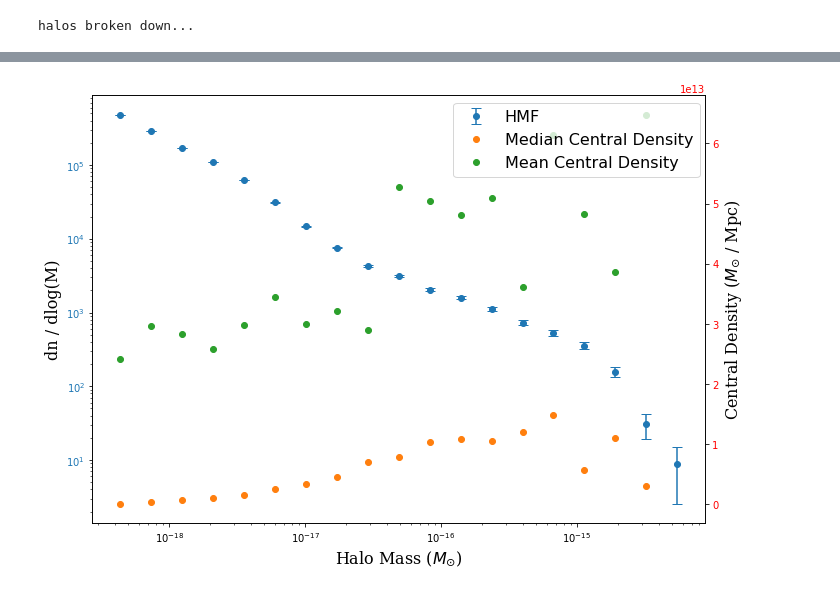
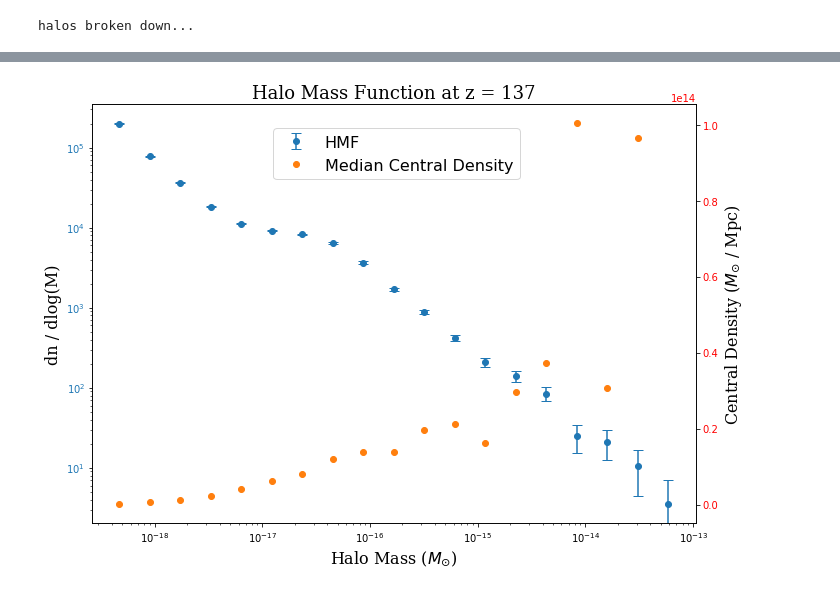
Before and after one commit to wentmich/axion_sims, a Jupyter notebook: Halo-Analysis/hmf_central_density.ipynb, the cells around one changed output, grey strips where cells are left out. Saved outputs shown, nothing was run; the diff lists cells and outputs as text; code cells hidden in the pictures.

```diff
--- a/Halo-Analysis/hmf_central_density.ipynb
+++ b/Halo-Analysis/hmf_central_density.ipynb
@@ -109,11 +109,11 @@ def get_density_profile(particle_data, ascii_data, halo_breaks, halo_id, N):
     std_density = np.sqrt(radial_counts) * MassPerPart / (4 * np.pi * radial_fractions**3 / 3)
     normalized_counts = radial_counts / len(displacements)
 
-    return radial_fractions, densities, radius, std_density;
+    return radial_fractions, densities, radial_counts, radius, std_density;
 # %%
 # Load in the data for file number "time" and load in the first "N" files corresponding to that redshift
 PATH = '/scratch/bsafdi_root/bsafdi/wentmich/halos/'
-time, N = 28, 16
+time, N = 45, 8
 particle_data, ascii_data = load_data(PATH, time, N)
 # %% [output]
 Loading File 0
@@ -200,15 +192,17 @@ print(np.array(sorted_halo_counts))
 # %%
 # This is the new stuff. The idea is to calculate the density profile for each of the halos that have so far
 # been loaded in.
-masses_and_central_densities = np.zeros([2, Nhalos])
+masses_central_densities_central_counts = np.zeros([3, Nhalos])
 zeros = 0
 for i in range(np.shape(ascii_data)[0]):
     if ascii_data[i, 1] >= Nmin:
         halo_mass = ascii_data[i, 1] * PMass
         results = get_density_profile(particle_data, ascii_data, halo_breaks, i, 10)
         densities = results[1]
-        masses_and_central_densities[0, i - zeros] = halo_mass
-        masses_and_central_densities[1, i - zeros] = densities[0]
+        radial_counts = results[2]
+        masses_central_densities_central_counts[0, i - zeros] = halo_mass
+        masses_central_densities_central_counts[1, i - zeros] = densities[0]
+        masses_central_densities_central_counts[2, i - zeros] = radial_counts[0]
     else:
         zeros += 1
     if i%100000 == 0:
@@ -260,32 +328,34 @@ for i in range(Nbins - 1):
 # %%
 fig, ax1 = plt.subplots(figsize=(10, 7))
 
 color = 'tab:blue'
 ax1.set_xlabel(r'Halo Mass ($M_{\odot}$)', fontsize=16, fontname='serif')
 ax1.set_ylabel(r'dn / dlog(M)', fontsize=16, fontname='serif')
 ax1.errorbar(masses, dn_dlogM, yerr=errors_dn, fmt='o', color='C0', capsize=5, label='HMF')
 ax1.tick_params(axis='y', labelcolor='C0')
 ax1.set_xscale('log')
 ax1.set_yscale('log')
 #ax1.set_xticklabels(fontsize=16)
 
 color = 'tab:red'
 ax2 = ax1.twinx()
 ax2.set_ylabel(r'Central Density ($M_{\odot}$ / Mpc)', fontsize=16, fontname='serif')
 #ax2.errorbar(masses, median_central_densities, yerr=mad_central_densities, fmt='o',
 #             color='C1', capsize=5, label='Median Central Density')
 #ax2.errorbar(masses, average_central_densities, yerr=std_central_densities, fmt='o',
 #             color='C2', capsize=5, label='Mean Central Density')
 ax2.plot(masses[:-1], median_central_densities[:-1], 'o',
              color='C1', label='Median Central Density')
-ax2.plot(masses[:-1], average_central_densities[:-1], 'o',
-             color='C2', label='Mean Central Density')
+#ax2.plot(masses[:-1], average_central_densities[:-1], 'o',
+#             color='C2', label='Mean Central Density')
 ax2.tick_params(axis='y', labelcolor='red')
 
 #plt.legend(fontsize=16)
-fig.legend(fontsize=16, bbox_to_anchor=(0.5, 0.45, 0.43, 0.5))
+fig.tight_layout(rect=[0, 0.03, 0.9, 0.9])
+plt.title('Halo Mass Function at z = 137', fontsize=18, fontname='serif')
+fig.legend(fontsize=16, bbox_to_anchor=(0.25, 0.4, 0.43, 0.5))
 fig.tight_layout()
 plt.savefig('hmf_central_density.png', dpi=1000)
 plt.show()
 # %% [output]
-[figure, old version]
+[figure, new version]
```
Also changed, not shown: parts of 11 cells of this notebook.
